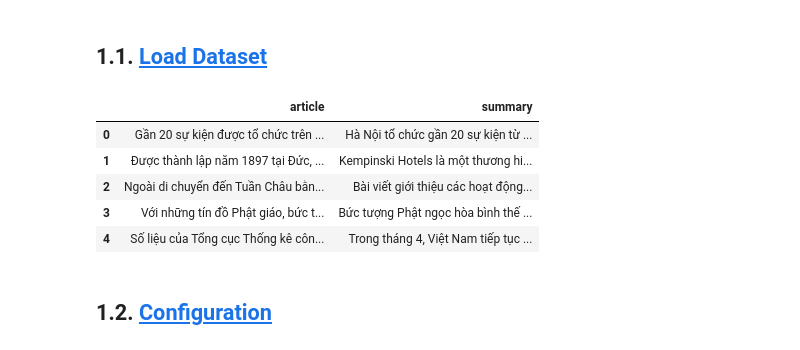
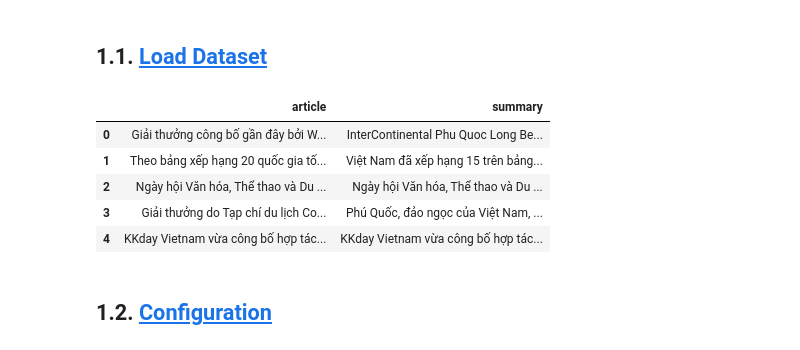
Before and after one commit to Nostagi/NLP-Abstractive-Summary, a Jupyter notebook: notebooks/Test_Transformer.ipynb, the cells around one changed output. Drawn from its saved outputs; the diff is of its cells as text; code cells hidden in the pictures.

```diff
--- a/notebooks/Test_Transformer.ipynb
+++ b/notebooks/Test_Transformer.ipynb
@@ -36,34 +69,37 @@ if torch.cuda.is_available():
 # %%
 # Kiểm tra root_dir trên Kaggle
-import os
-print(os.listdir("/kaggle/input/datasets/nostagiguideus17"))
+# import os
+# print(os.listdir("/kaggle/input/datasets/nostagiguideus17"))
 
 
-# Thiết lập để import source code
-import sys
-sys.path.append("/kaggle/input/datasets/nostagiguideus17/abstractive-summary-vers-transformer")
+# # Thiết lập để import source code
+# import sys
+# sys.path.append("/kaggle/input//nostagiguideus17/abstractive-summary-vers-transformer")
 
-input_path = "/kaggle/input/datasets/nostagiguideus17/abstractive-summary-vers-transformer"
+# input_path = "/kaggle/input/datasets/nostagiguideus17/abstractive-summary-vers-transformer"
+input_path = "."
 # %% [markdown]
 ## 1.1. <a id='toc1_1_'></a>[Load Dataset](#toc0_)
 # %%
 import pandas as pd
 from datasets import Dataset
 
-df = pd.read_csv('./data/train.csv')
+# df = pd.read_csv('./data/train.csv')
 
-# dataset = Dataset.from_parquet('.data/train-00000-of-00001.parquet')
-# df = dataset.to_pandas()
+dataset = Dataset.from_parquet(input_path + '/data/train-00000-of-00001.parquet')
+df = dataset.to_pandas()
+dataset = Dataset.from_parquet(input_path + '/data/valid-00000-of-00001.parquet')
+valid_df = dataset.to_pandas()
 # df.to_csv('train.csv', index=False, encoding="utf-8-sig")
 
-df.head()
+valid_df.head()
 # %% [output]
 |  | article | summary |
-| 0 | Gần 20 sự kiện được tổ chức trên ... | Hà Nội tổ chức gần 20 sự kiện từ ... |
-| 1 | Được thành lập năm 1897 tại Đức, ... | Kempinski Hotels là một thương hi... |
-| 2 | Ngoài di chuyển đến Tuần Châu bằn... | Bài viết giới thiệu các hoạt động... |
-| 3 | Với những tín đồ Phật giáo, bức t... | Bức tượng Phật ngọc hòa bình thế ... |
-| 4 | Số liệu của Tổng cục Thống kê côn... | Trong tháng 4, Việt Nam tiếp tục ... |
+| 0 | Giải thưởng công bố gần đây bởi W... | InterContinental Phu Quoc Long Be... |
+| 1 | Theo bảng xếp hạng 20 quốc gia tố... | Việt Nam đã xếp hạng 15 trên bảng... |
+| 2 | Ngày hội Văn hóa, Thể thao và Du ... | Ngày hội Văn hóa, Thể thao và Du ... |
+| 3 | Giải thưởng do Tạp chí du lịch Co... | Phú Quốc, đảo ngọc của Việt Nam, ... |
+| 4 | KKday Vietnam vừa công bố hợp tác... | KKday Vietnam vừa công bố hợp tác... |
 # %% [markdown]
 ## 1.2. <a id='toc1_2_'></a>[Configuration](#toc0_)
 # %%
```
Also changed, not shown: parts of 15 cells of this notebook, 8 other files.
